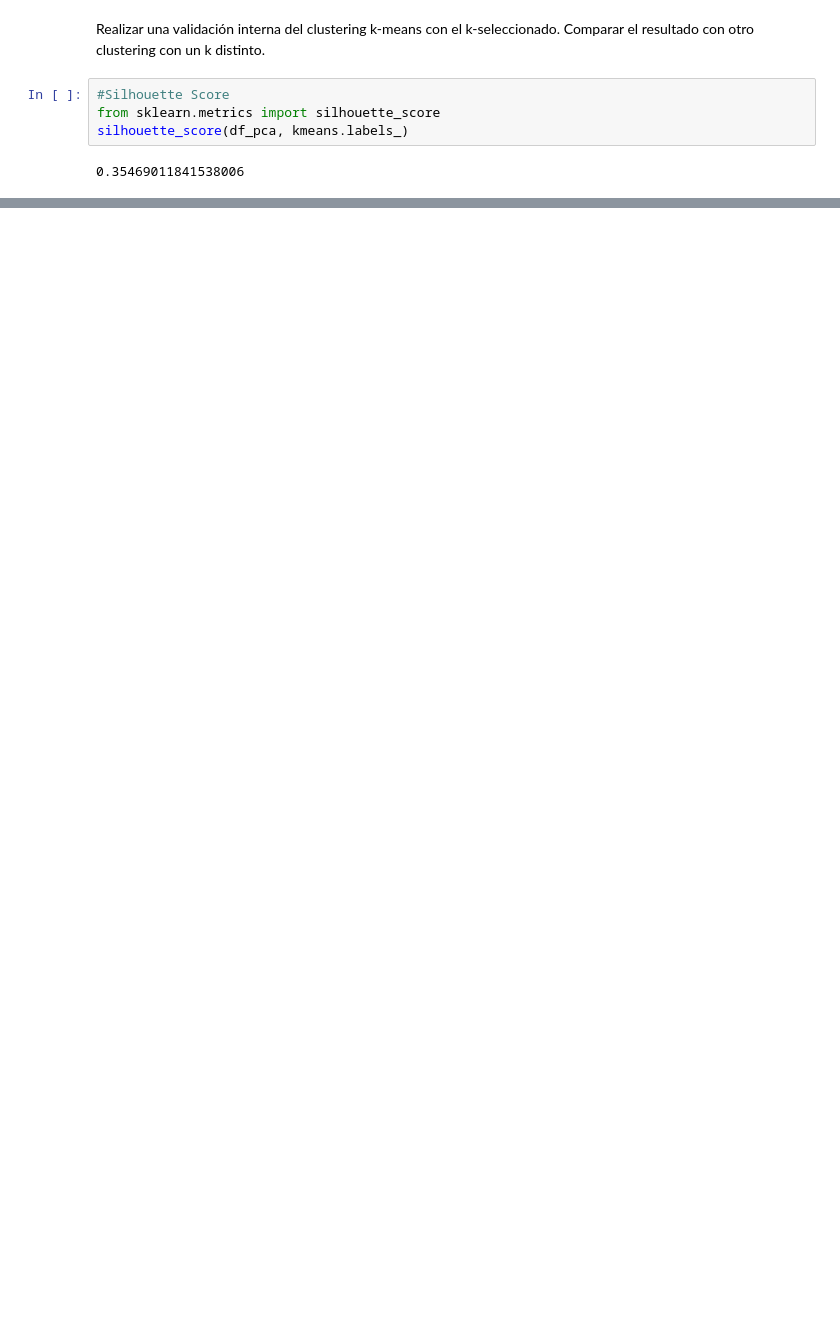
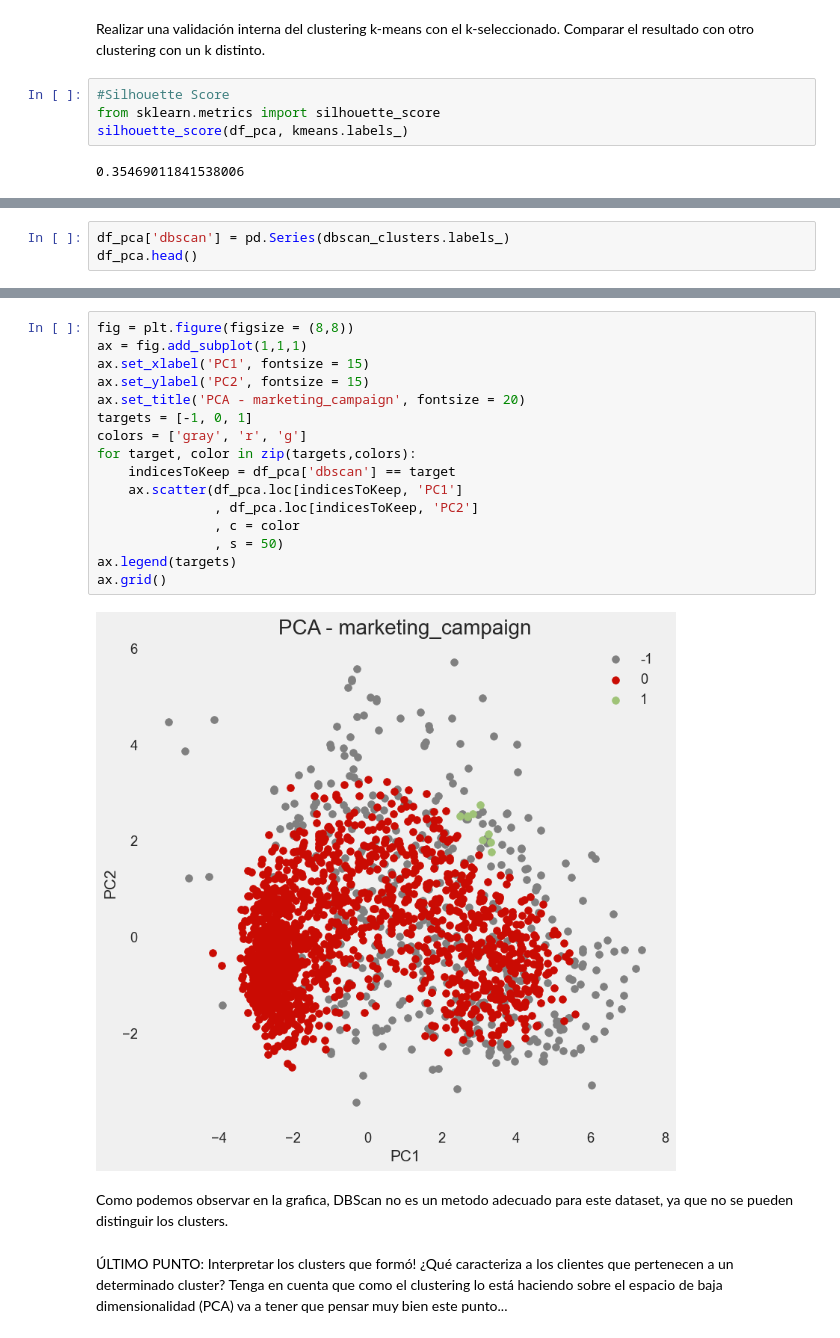
Before and after one commit to SebastianGomez/Final_AprendizajeNoSupervisado-, a Jupyter notebook: trabajo_final.ipynb, the cells around one changed output, grey strips where cells are left out. Saved outputs shown, nothing was run; the diff lists cells and outputs as text; blank space fills up the shorter version.

```diff
--- a/trabajo_final.ipynb
+++ b/trabajo_final.ipynb
@@ -574,0 +659,3 @@ silhouette_visualizer(KMeans(3, n_init=10, random_state=42), df_pca, colors='yel
+# %%
+df_pca['dbscan'] = pd.Series(dbscan_clusters.labels_)
+df_pca.head()
@@ -574,0 +674,22 @@ silhouette_visualizer(KMeans(3, n_init=10, random_state=42), df_pca, colors='yel
+# %%
+fig = plt.figure(figsize = (8,8))
+ax = fig.add_subplot(1,1,1)
+ax.set_xlabel('PC1', fontsize = 15)
+ax.set_ylabel('PC2', fontsize = 15)
+ax.set_title('PCA - marketing_campaign', fontsize = 20)
+targets = [-1, 0, 1]
+colors = ['gray', 'r', 'g']
+for target, color in zip(targets,colors):
+    indicesToKeep = df_pca['dbscan'] == target
+    ax.scatter(df_pca.loc[indicesToKeep, 'PC1']
+               , df_pca.loc[indicesToKeep, 'PC2']
+               , c = color
+               , s = 50)
+ax.legend(targets)
+ax.grid()
+# %% [output]
+[figure, added]
+# %% [markdown]
+Como podemos observar en la grafica, DBScan no es un metodo adecuado para este dataset, ya que no se pueden distinguir los clusters.
+# %% [markdown]
+ÚLTIMO PUNTO: Interpretar los clusters que formó! ¿Qué caracteriza a los clientes que pertenecen a un determinado cluster? Tenga en cuenta que como el clustering lo está haciendo sobre el espacio de baja dimensionalidad (PCA) va a tener que pensar muy bien este punto...
```
Also changed, not shown: parts of 30 cells of this notebook.
